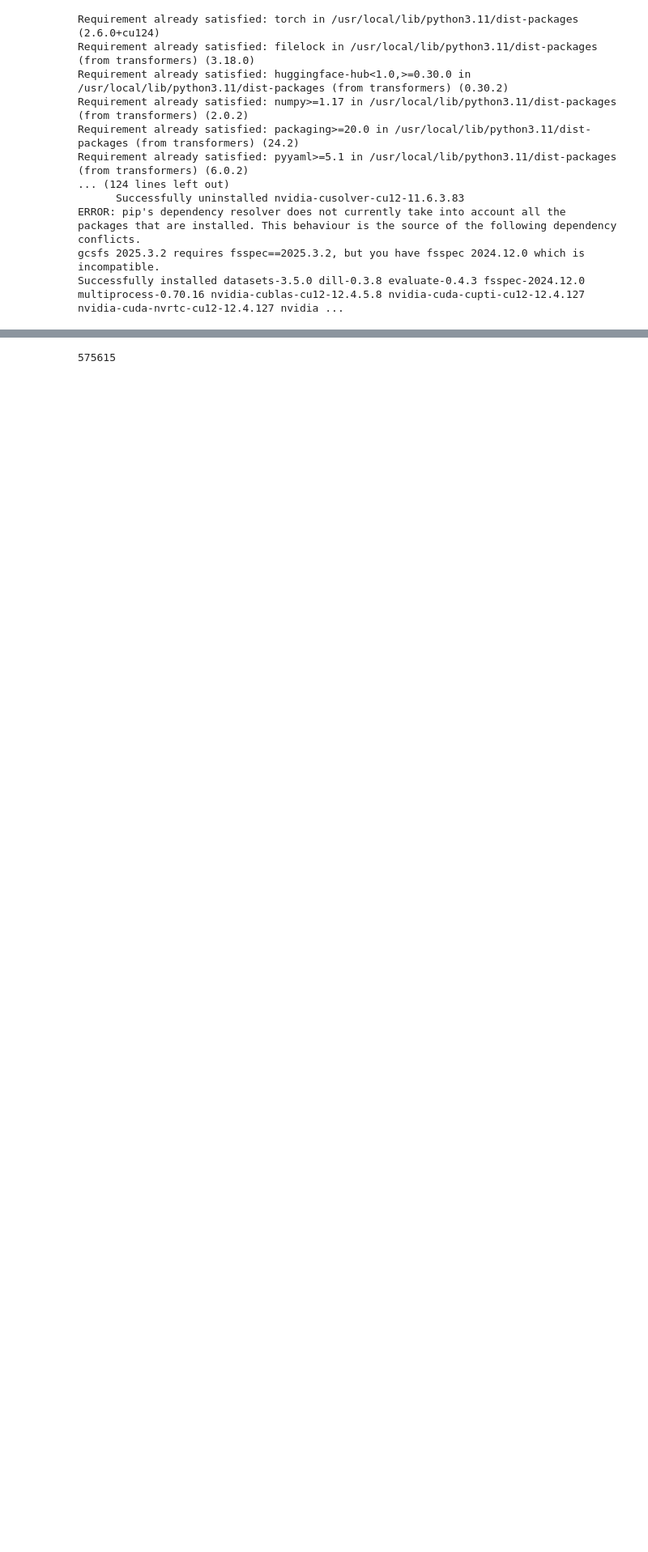
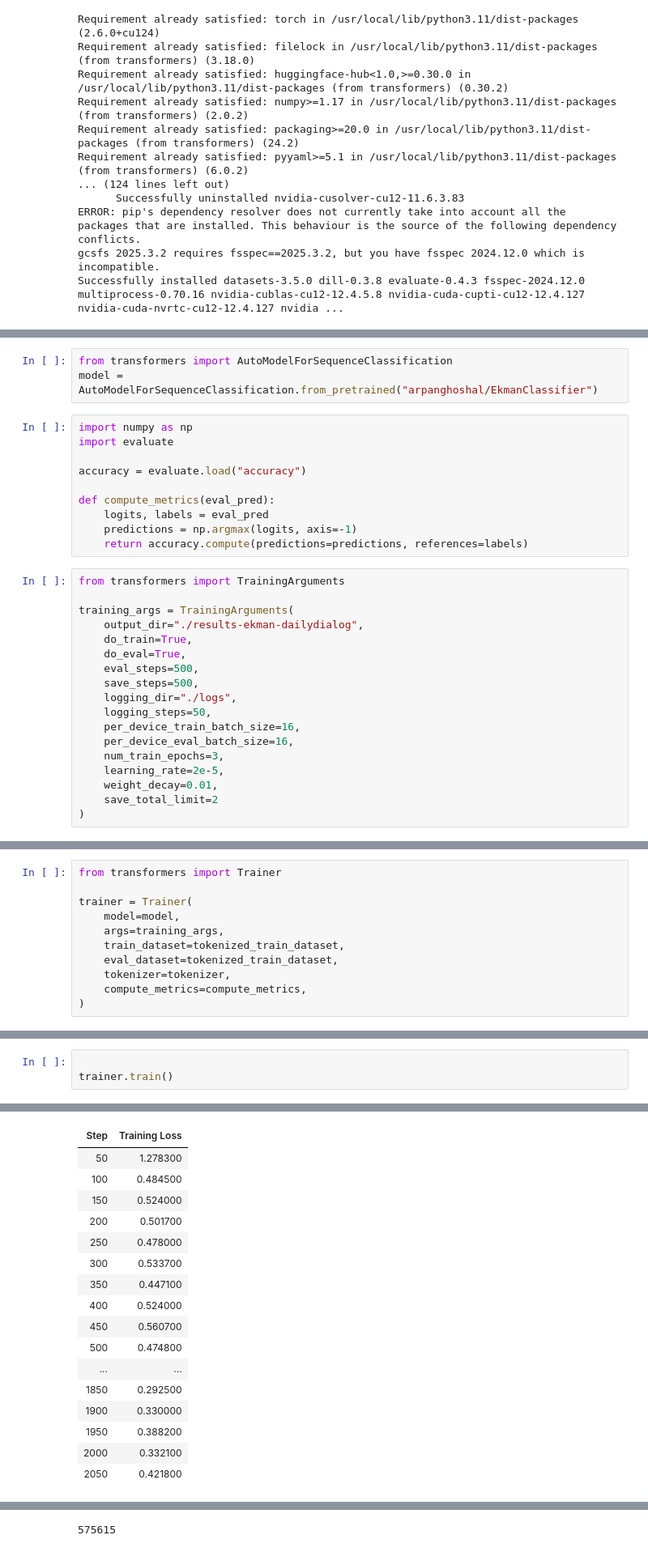
Before and after one commit to FadQode/teks-emo-analysis, a Jupyter notebook: Dataset_Splitting.ipynb, the cells around one changed output, grey strips where cells are left out. Shown: that part at 81% size. Drawn from its saved outputs; the diff is of its cells as text; blank space fills up the shorter version.

Commit message:
Fine-Tuning Emo-Clas Model

```diff
--- a/Dataset_Splitting.ipynb
+++ b/Dataset_Splitting.ipynb
@@ -179,0 +435,31 @@ Successfully installed datasets-3.5.0 dill-0.3.8 evaluate-0.4.3 fsspec-2024.12.0
+# %%
+from transformers import AutoModelForSequenceClassification
+model = AutoModelForSequenceClassification.from_pretrained("arpanghoshal/EkmanClassifier")
+# %%
+import numpy as np
+import evaluate
+
+accuracy = evaluate.load("accuracy")
+
+def compute_metrics(eval_pred):
+    logits, labels = eval_pred
+    predictions = np.argmax(logits, axis=-1)
+    return accuracy.compute(predictions=predictions, references=labels)
+# %%
+from transformers import TrainingArguments
+
+training_args = TrainingArguments(
+    output_dir="./results-ekman-dailydialog",
+    do_train=True,
+    do_eval=True,
+    eval_steps=500,
+    save_steps=500,
+    logging_dir="./logs",
+    logging_steps=50,
+    per_device_train_batch_size=16,
+    per_device_eval_batch_size=16,
+    num_train_epochs=3,
+    learning_rate=2e-5,
+    weight_decay=0.01,
+    save_total_limit=2
+)
@@ -179,0 +468,11 @@ Successfully installed datasets-3.5.0 dill-0.3.8 evaluate-0.4.3 fsspec-2024.12.0
+# %%
+from transformers import Trainer
+
+trainer = Trainer(
+    model=model,
+    args=training_args,
+    train_dataset=tokenized_train_dataset,
+    eval_dataset=tokenized_train_dataset,
+    tokenizer=tokenizer,
+    compute_metrics=compute_metrics,
+)
@@ -179,0 +482,4 @@ Successfully installed datasets-3.5.0 dill-0.3.8 evaluate-0.4.3 fsspec-2024.12.0
+# %%
+
+trainer.train()
+# %% [output]
@@ -179,0 +487,17 @@ Successfully installed datasets-3.5.0 dill-0.3.8 evaluate-0.4.3 fsspec-2024.12.0
+| Step | Training Loss |
+| 50 | 1.278300 |
+| 100 | 0.484500 |
+| 150 | 0.524000 |
+| 200 | 0.501700 |
+| 250 | 0.478000 |
+| 300 | 0.533700 |
+| 350 | 0.447100 |
+| 400 | 0.524000 |
+| 450 | 0.560700 |
+| 500 | 0.474800 |
+| ... | ... |
+| 1850 | 0.292500 |
+| 1900 | 0.330000 |
+| 1950 | 0.388200 |
+| 2000 | 0.332100 |
+| 2050 | 0.421800 |
```
Also changed, not shown: parts of 23 cells of this notebook.
